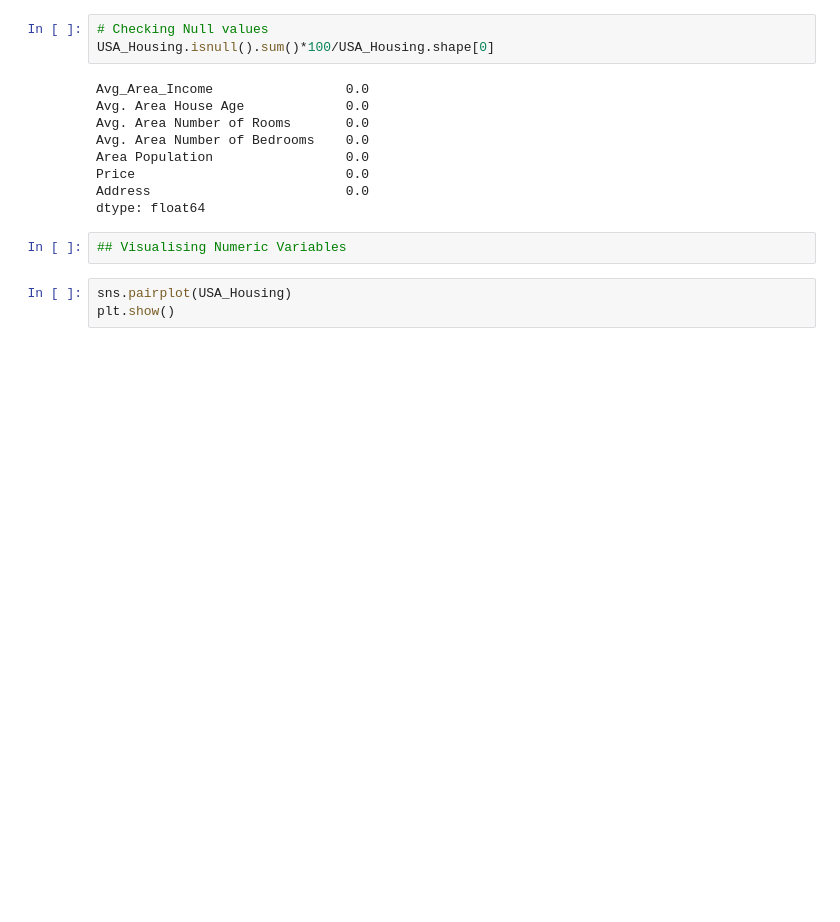
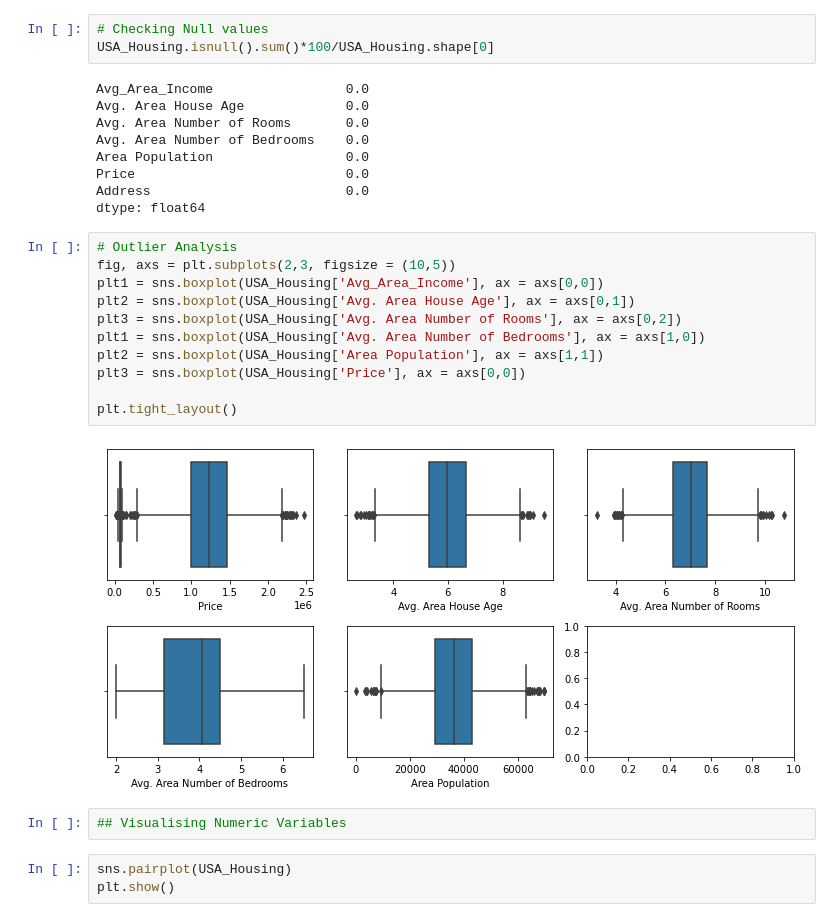
Before and after one commit to mhenson1989/group_one_project, a Jupyter notebook: Housing_price.ipynb, the cells around one changed output. Drawn from its saved outputs; the diff is of its cells as text; blank space fills up the shorter version.

```diff
--- a/Housing_price.ipynb
+++ b/Housing_price.ipynb
@@ -62,6 +62,19 @@ Area Population                 0.0
 Price                           0.0
 Address                         0.0
 dtype: float64
+# %%
+# Outlier Analysis
+fig, axs = plt.subplots(2,3, figsize = (10,5))
+plt1 = sns.boxplot(USA_Housing['Avg_Area_Income'], ax = axs[0,0])
+plt2 = sns.boxplot(USA_Housing['Avg. Area House Age'], ax = axs[0,1])
+plt3 = sns.boxplot(USA_Housing['Avg. Area Number of Rooms'], ax = axs[0,2])
+plt1 = sns.boxplot(USA_Housing['Avg. Area Number of Bedrooms'], ax = axs[1,0])
+plt2 = sns.boxplot(USA_Housing['Area Population'], ax = axs[1,1])
+plt3 = sns.boxplot(USA_Housing['Price'], ax = axs[0,0])
+
+plt.tight_layout()
+# %% [output]
+[figure, added]
 # %%
 ## Visualising Numeric Variables
 # %%
```
Also changed, not shown: parts of 3 cells of this notebook.
